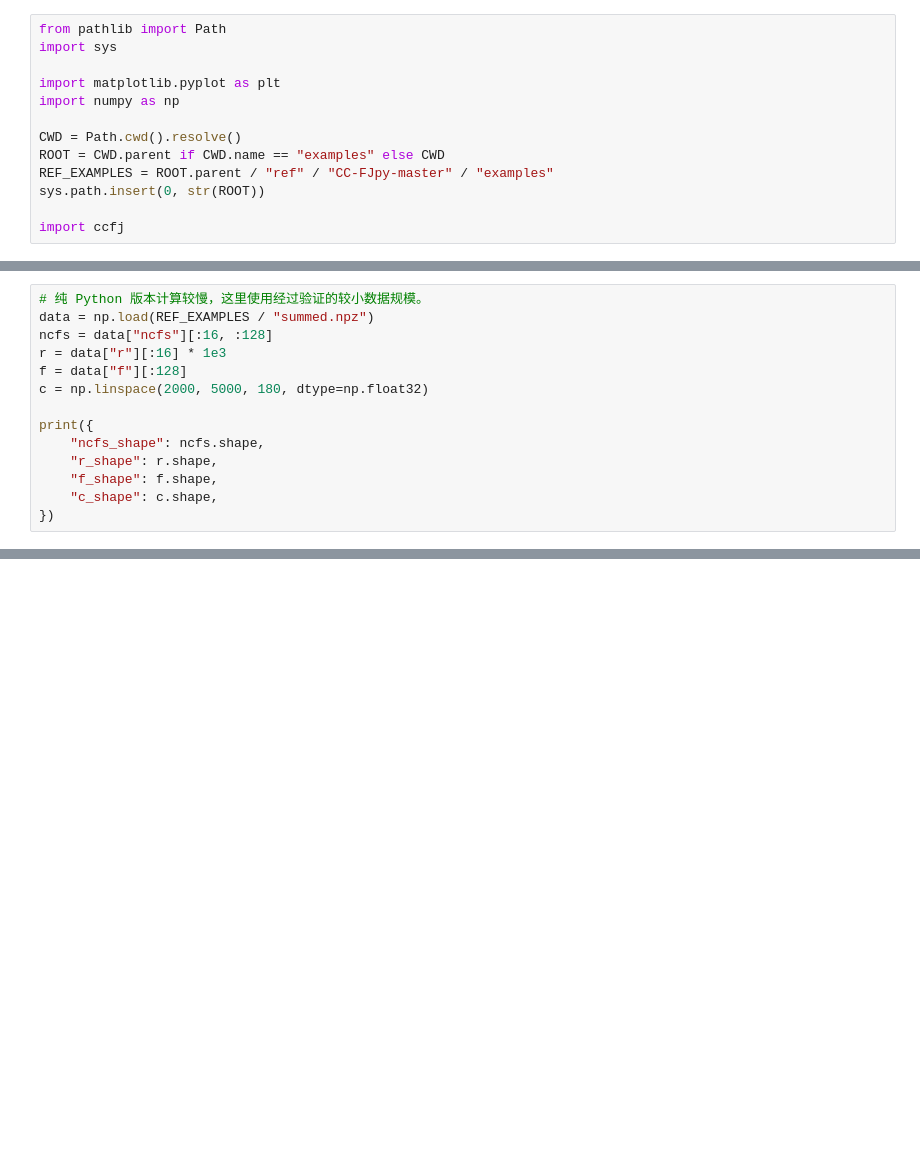
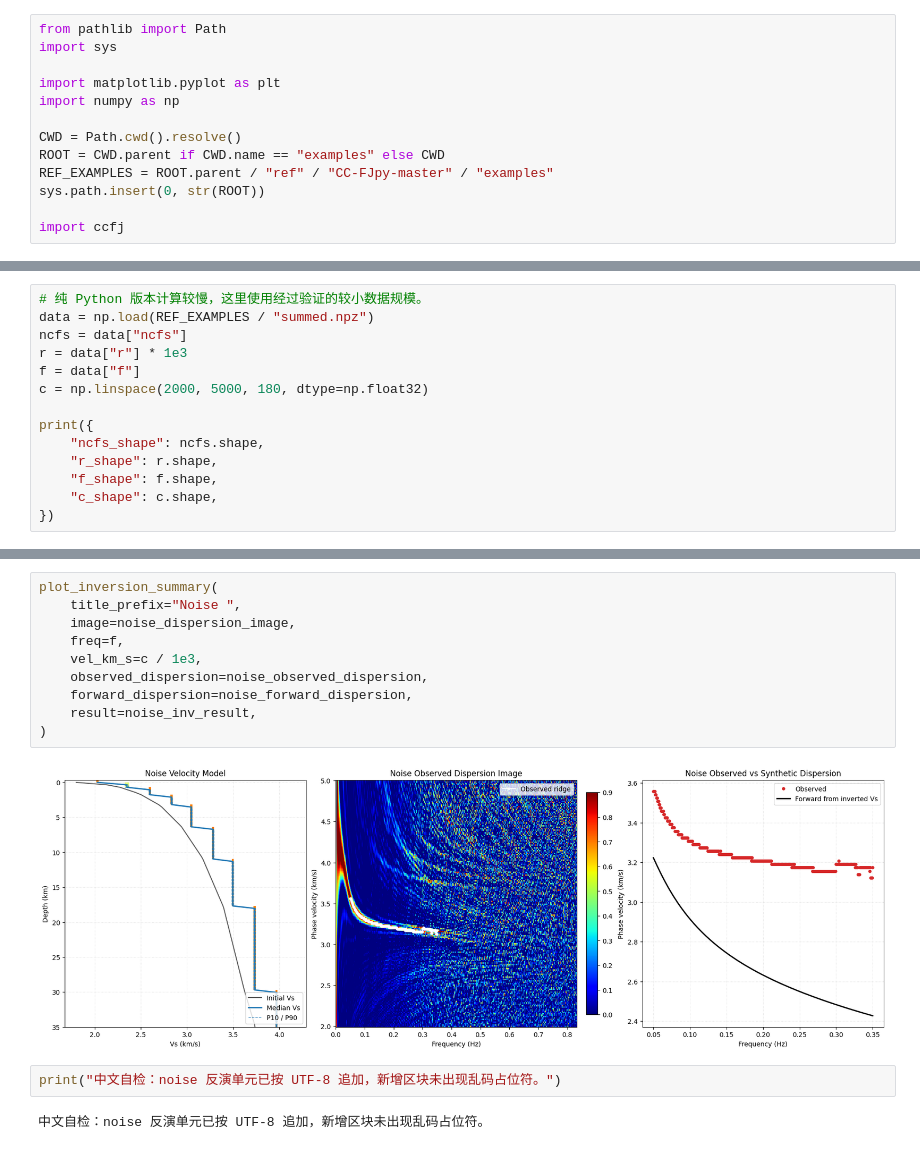
Before and after one commit to chyiever/DFSpy, a Jupyter notebook: FJ-QED/FJpy-win/examples/example_noise.ipynb, the cells around one changed output, grey strips where cells are left out. Drawn from its saved outputs; the diff is of its cells as text; blank space fills up the shorter version.

```diff
--- a/FJ-QED/FJpy-win/examples/example_noise.ipynb
+++ b/FJ-QED/FJpy-win/examples/example_noise.ipynb
@@ -14,9 +30,9 @@ import ccfj
 # %%
 # 纯 Python 版本计算较慢，这里使用经过验证的较小数据规模。
 data = np.load(REF_EXAMPLES / "summed.npz")
-ncfs = data["ncfs"][:16, :128]
-r = data["r"][:16] * 1e3
-f = data["f"][:128]
+ncfs = data["ncfs"]
+r = data["r"] * 1e3
+f = data["f"]
 c = np.linspace(2000, 5000, 180, dtype=np.float32)
 
 print({
@@ -62,0 +324,16 @@ print("中文自检：噪声 F-J notebook 已按 UTF-8 写入。")
+# %%
+plot_inversion_summary(
+    title_prefix="Noise ",
+    image=noise_dispersion_image,
+    freq=f,
+    vel_km_s=c / 1e3,
+    observed_dispersion=noise_observed_dispersion,
+    forward_dispersion=noise_forward_dispersion,
+    result=noise_inv_result,
+)
+# %% [output]
+[figure, added]
+# %%
+print("中文自检：noise 反演单元已按 UTF-8 追加，新增区块未出现乱码占位符。")
+# %% [output]
+中文自检：noise 反演单元已按 UTF-8 追加，新增区块未出现乱码占位符。
```
Also changed, not shown: parts of 10 cells of this notebook, 4 other files.
